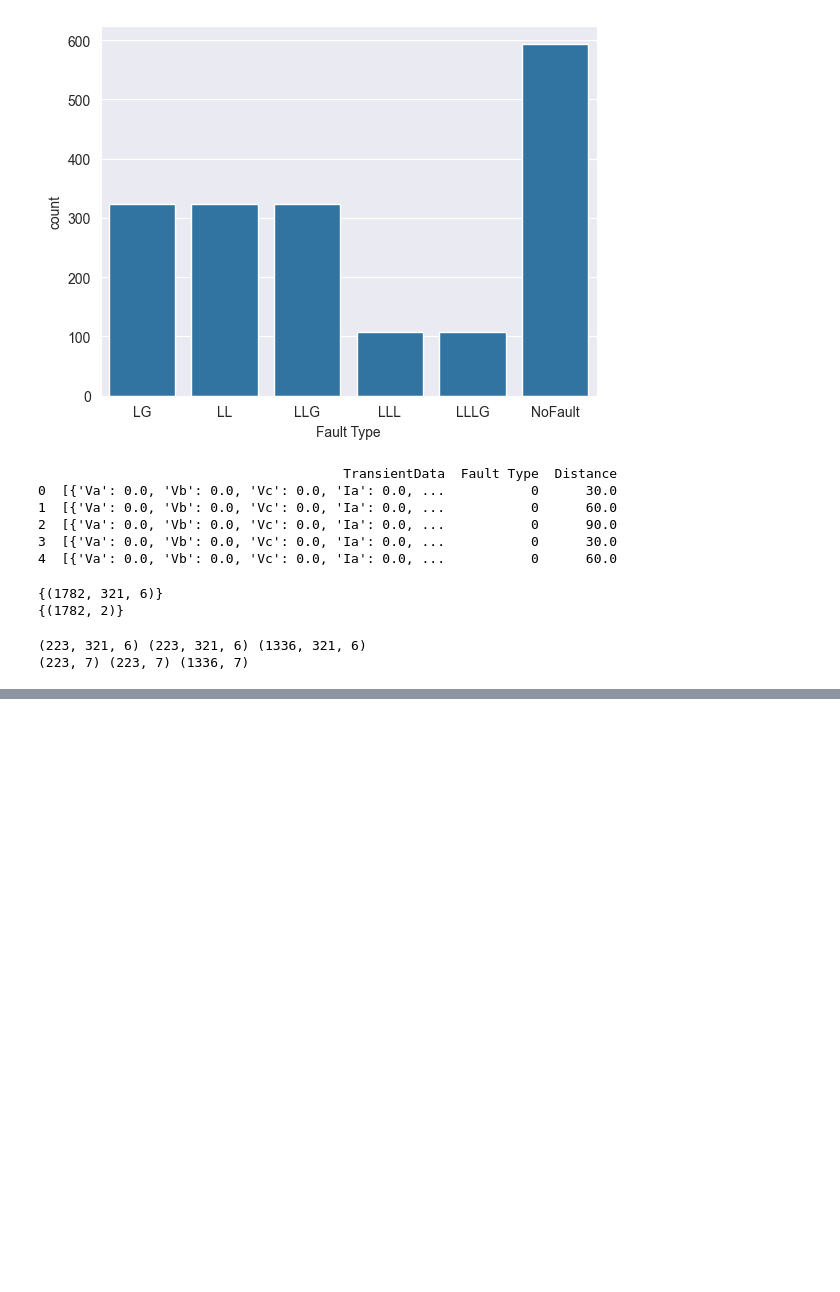
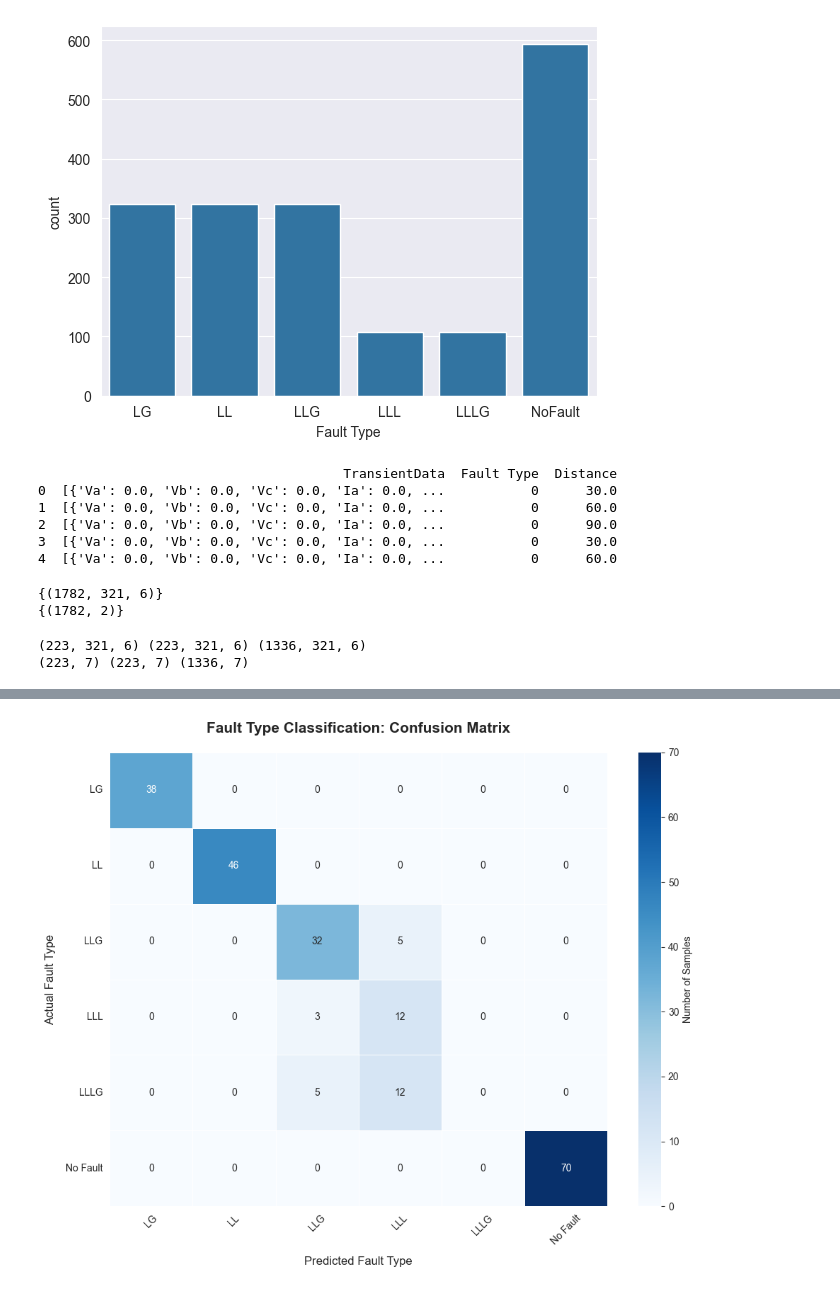
Before and after one commit to ketchup-vader-2005/machine-learning, a Jupyter notebook: transmission_system.ipynb, the cells around one changed output, grey strips where cells are left out. Drawn from its saved outputs; the diff is of its cells as text; code cells hidden in the pictures; blank space fills up the shorter version.

```diff
--- a/transmission_system.ipynb
+++ b/transmission_system.ipynb
@@ -310,0 +355,25 @@ LLL          | LLL          | 30.00      m | 53.98      m  ✓
+# %%
+# 1. Define your labels (Make sure the order matches your categorical encoding)
+target_names = ['LG', 'LL', 'LLG', 'LLL', 'LLLG', 'No Fault']
+
+# 2. Generate the matrix
+cf_matrix = confusion_matrix(np.argmax(y_test_final[:, :6], axis=1), np.argmax(y_pred_probs, axis=1))
+
+# 3. Plotting
+plt.figure(figsize=(10, 8))
+
+# Use a cleaner color map ('YlGnBu' or 'Blues') and add a line width for grid effect
+sns.heatmap(cf_matrix, annot=True, fmt="d", cmap="Blues", xticklabels=target_names, yticklabels=target_names,linewidths=.5, cbar_kws={'label': 'Number of Samples'})
+
+plt.title("Fault Type Classification: Confusion Matrix", fontsize=15, fontweight='bold', pad=20)
+plt.xlabel("Predicted Fault Type", fontsize=12, labelpad=10)
+plt.ylabel("Actual Fault Type", fontsize=12, labelpad=10)
+
+# Rotate tick labels for better readability
+plt.xticks(rotation=45)
+plt.yticks(rotation=0)
+
+plt.tight_layout()
+plt.show()
+# %% [output]
+[figure, added]
```
Also changed, not shown: parts of 5 cells of this notebook, 1 other file.
